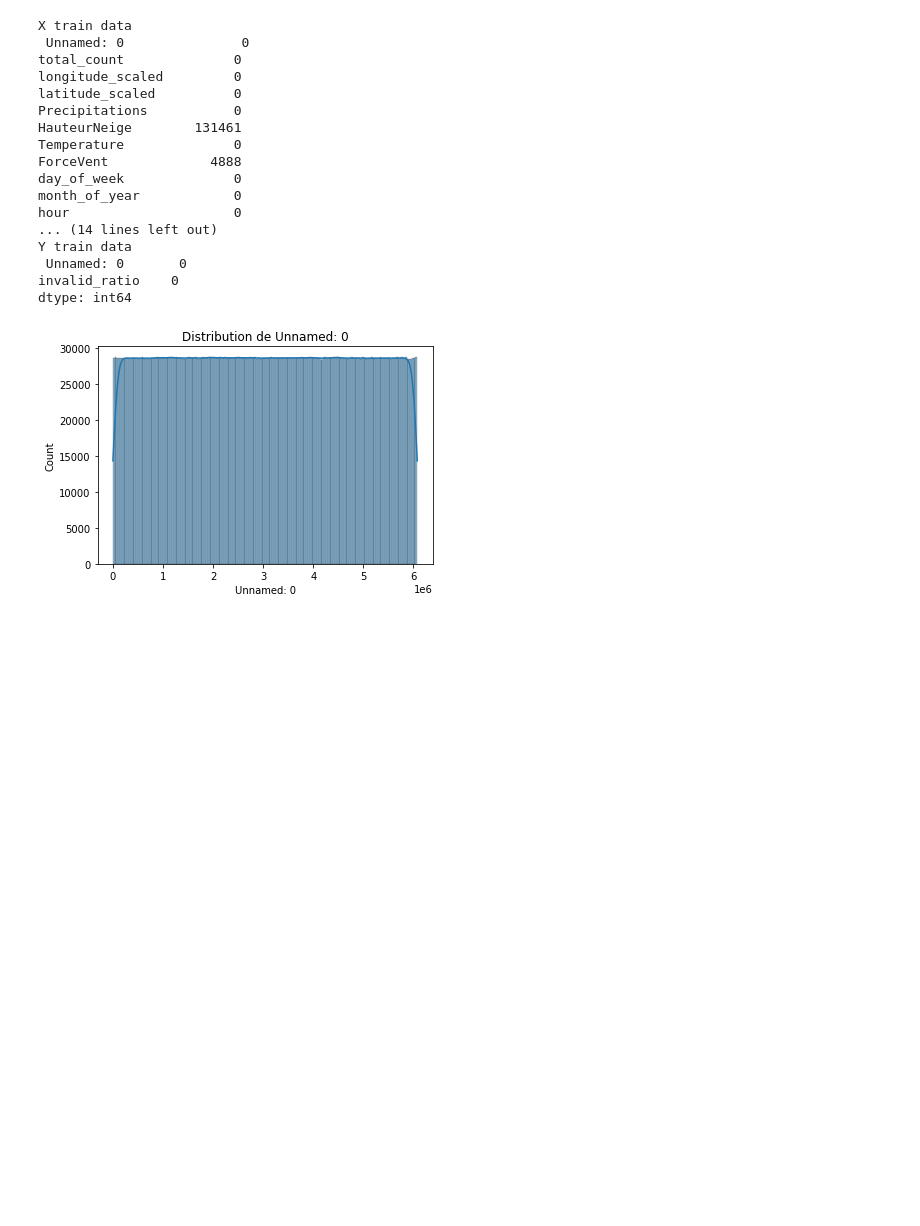
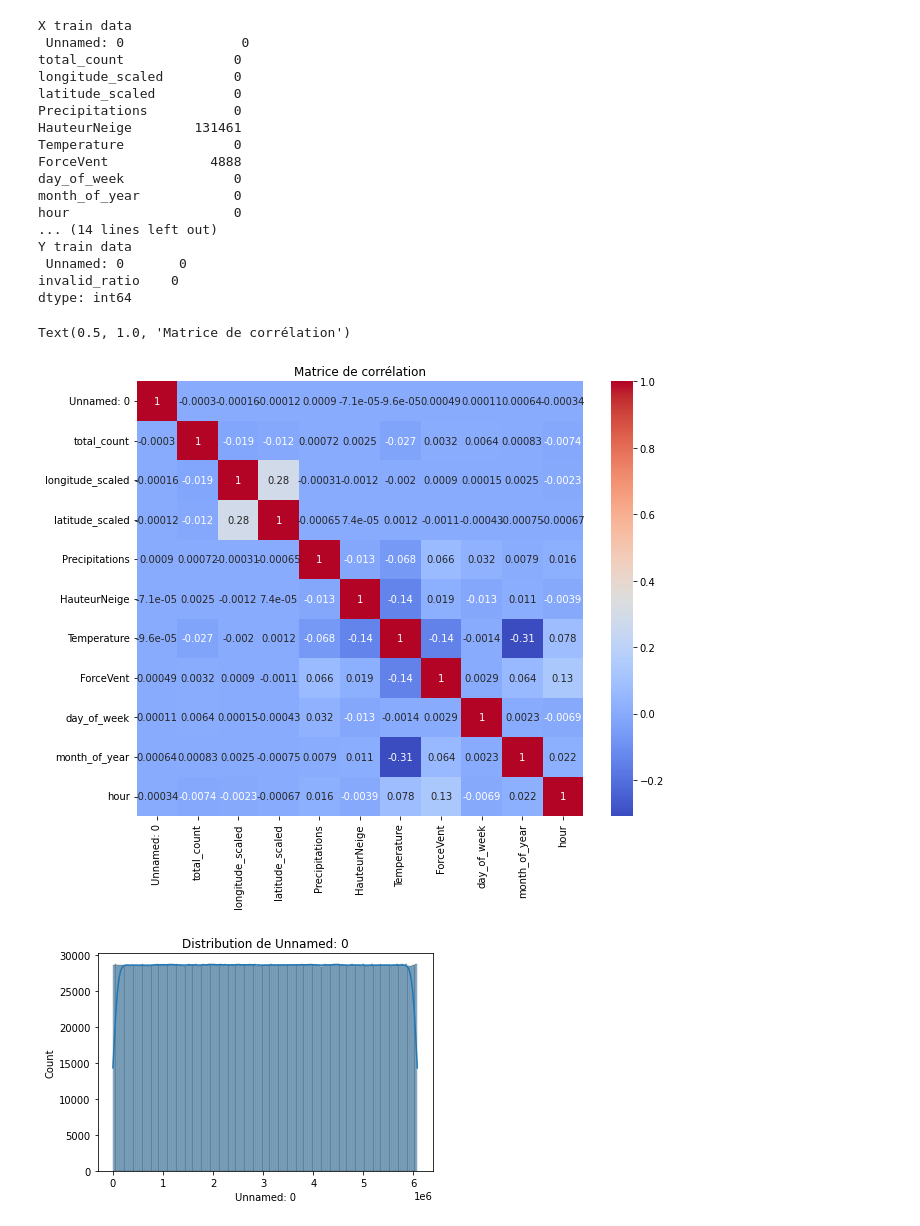
Before and after one commit to FrozenPasta/Egis_Datacraft, a Jupyter notebook: egisData.ipynb, the cells around one changed output. Drawn from its saved outputs; the diff is of its cells as text; code cells hidden in the pictures; blank space fills up the shorter version.

```diff
--- a/egisData.ipynb
+++ b/egisData.ipynb
@@ -44,6 +46,13 @@ Y train data
  Unnamed: 0       0
 invalid_ratio    0
 dtype: int64
+# %%
+plt.figure(figsize=(10,8))
+sns.heatmap(X_train.corr(), annot=True, cmap='coolwarm')
+plt.title("Matrice de corrélation")
+# %% [output]
+Text(0.5, 1.0, 'Matrice de corrélation')
+[figure, added]
 # %%
 %%script python -c "pass"
 import matplotlib.pyplot as plt
```
Also changed, not shown: parts of 17 cells of this notebook.
